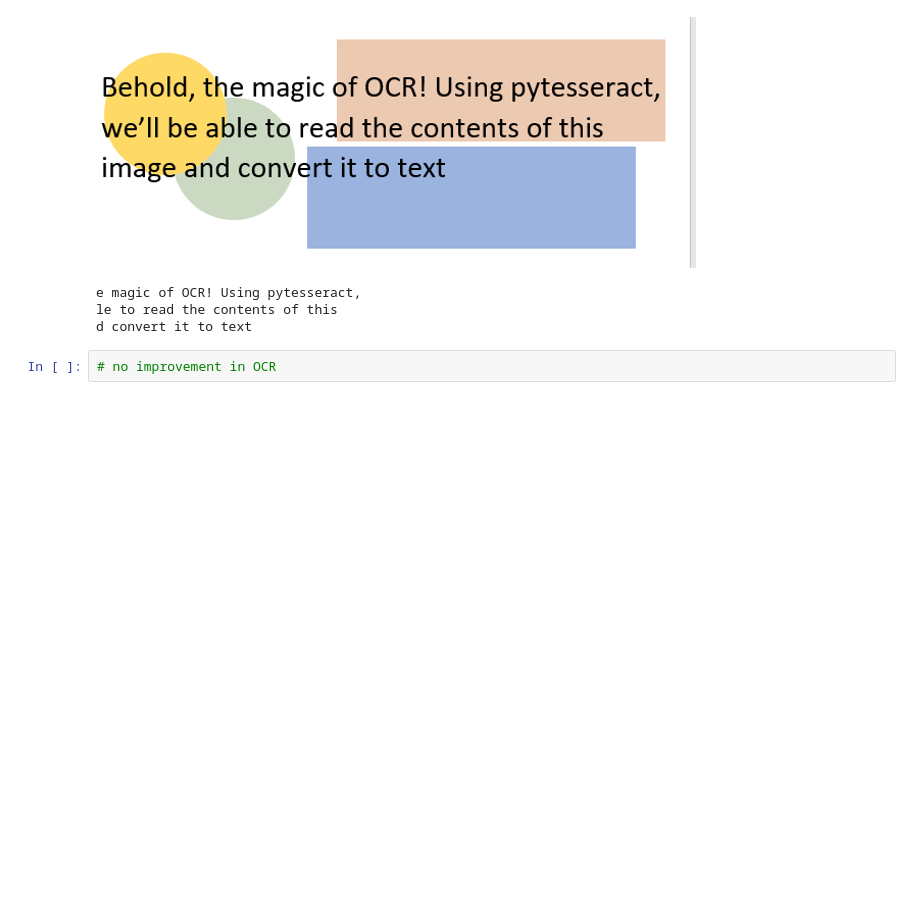
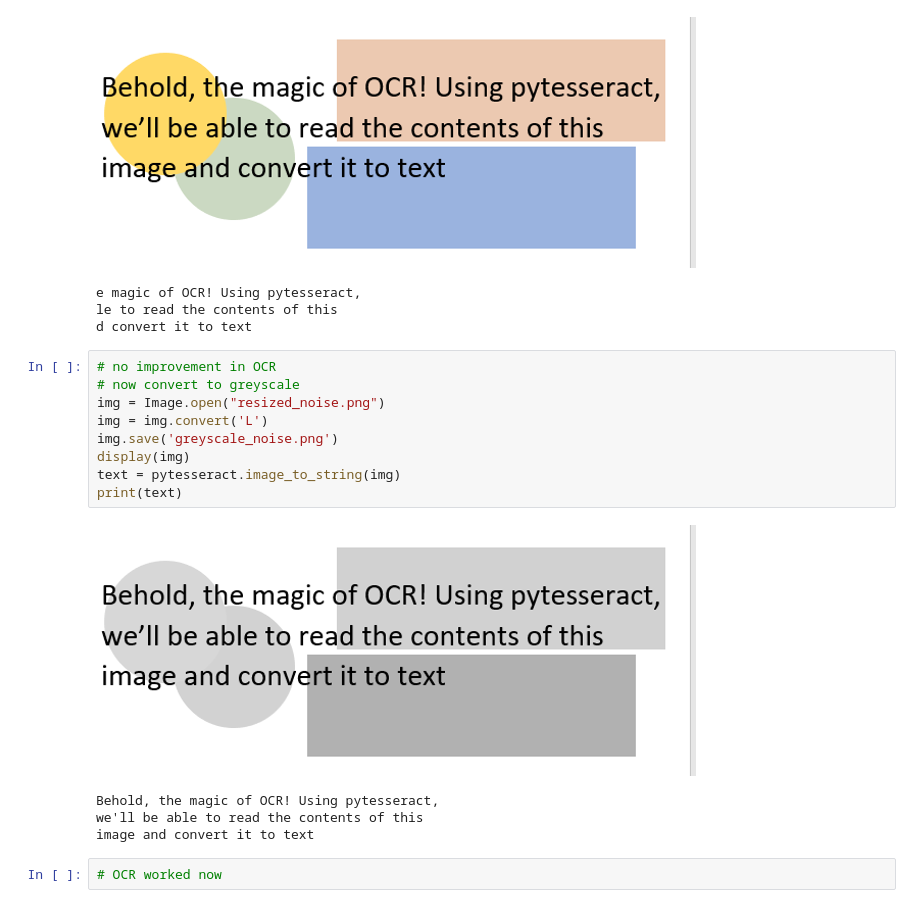
Before and after one commit to DietzscheNostoevsky/Learning-Python, a Jupyter notebook: UoM_Specializations/P3_C5_Python Projectpillow tesseract and opencv/week_2.ipynb, the cells around one changed output. Cells and saved outputs as stored; diff of their text form; blank space fills up the shorter version.

Commit message:
greyscale conversion OCR worked

```diff
--- a/UoM_Specializations/P3_C5_Python Projectpillow tesseract and opencv/week_2.ipynb
+++ b/UoM_Specializations/P3_C5_Python Projectpillow tesseract and opencv/week_2.ipynb
@@ -193,5 +199,19 @@ print(text)
 e magic of OCR! Using pytesseract,
 le to read the contents of this
 d convert it to text
-# %%
-# no improvement in OCR
+# %%
+# no improvement in OCR
+# now convert to greyscale
+img = Image.open("resized_noise.png")
+img = img.convert('L')
+img.save('greyscale_noise.png')
+display(img)
+text = pytesseract.image_to_string(img)
+print(text)
+# %% [output]
+[figure, added]
+Behold, the magic of OCR! Using pytesseract,
+we'll be able to read the contents of this
+image and convert it to text
+# %%
+# OCR worked now
```
Also changed, not shown: parts of 1 cell of this notebook, 1 other file.
